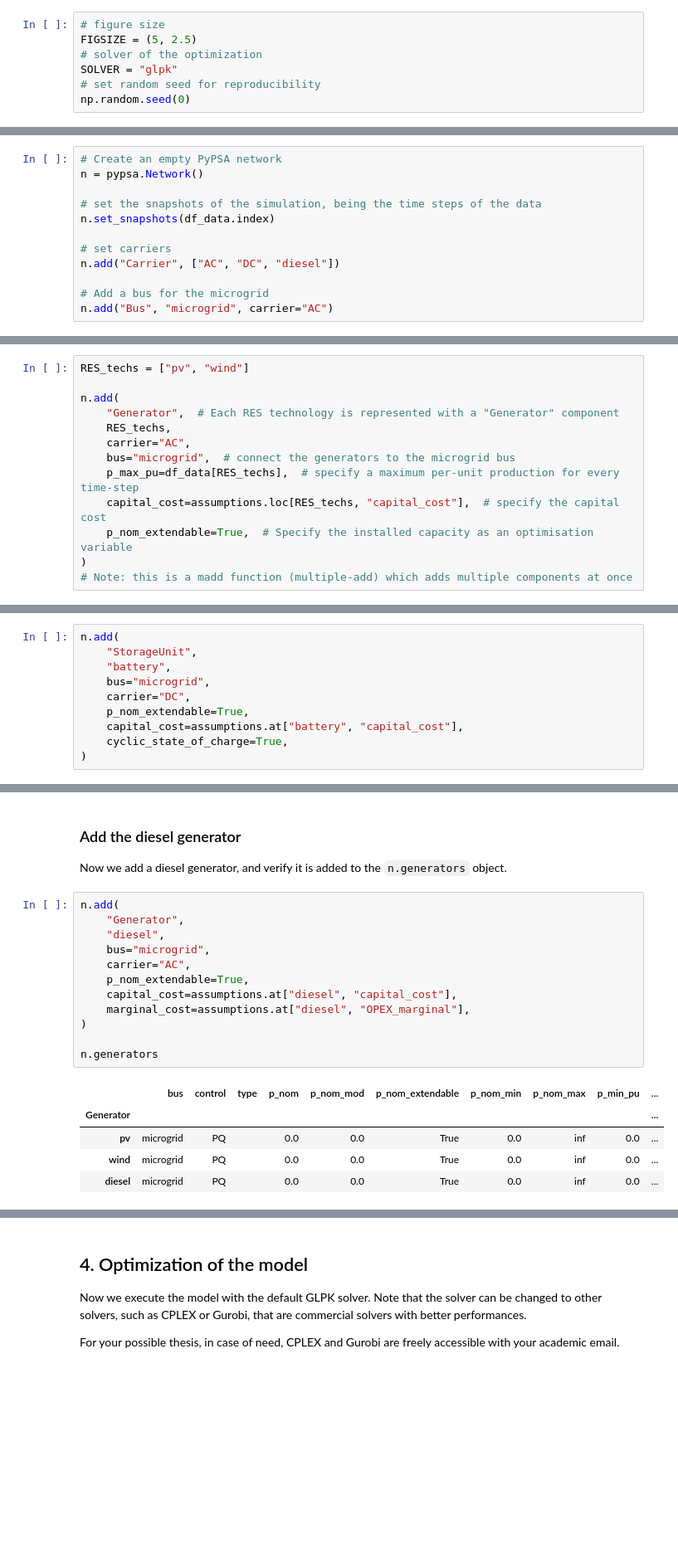
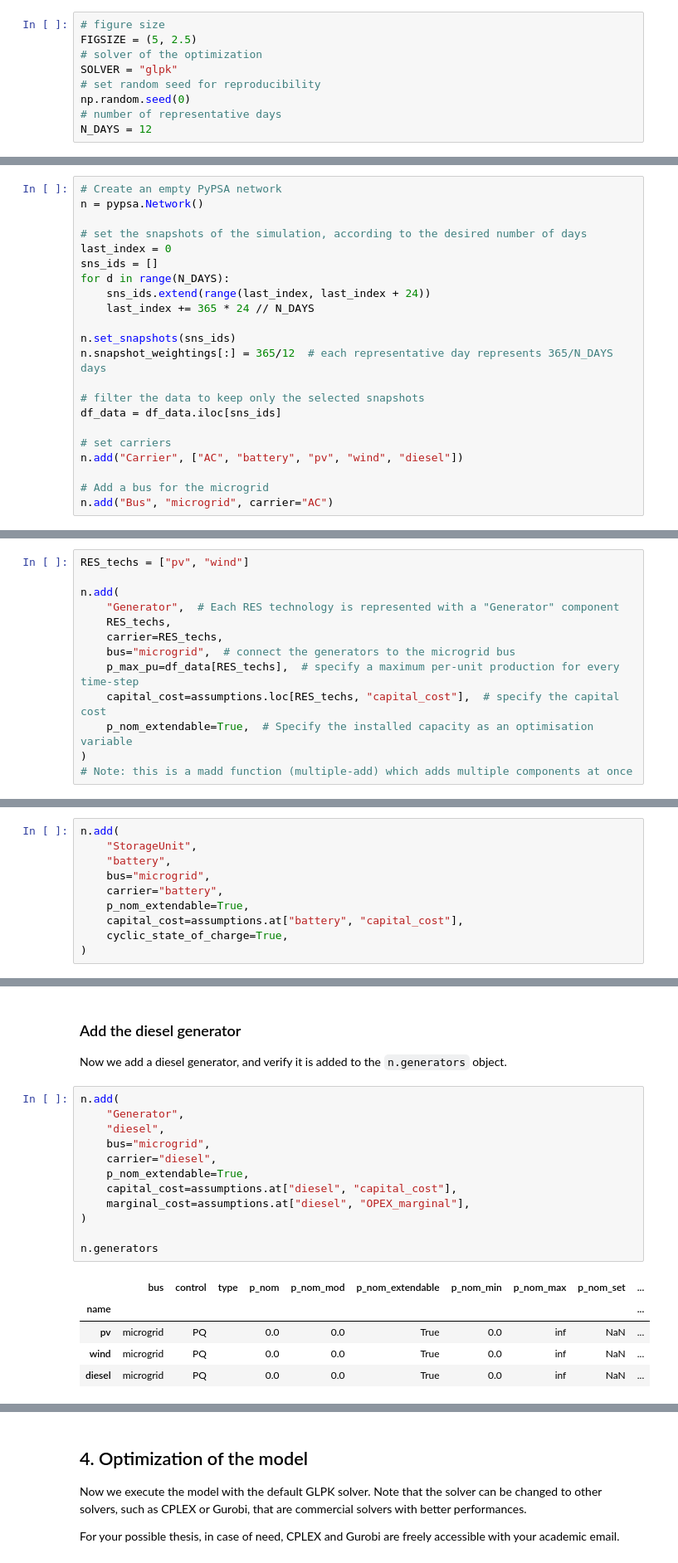
Before and after one commit to davide-f/Teaching, a Jupyter notebook: Exercises/python/microgrid_optimization/PyPSA_microgrid_example.ipynb, the cells around one changed output, grey strips where cells are left out. Shown: that part at 83% size. Cells and saved outputs as stored; diff of their text form; blank space fills up the shorter version.

```diff
--- a/Exercises/python/microgrid_optimization/PyPSA_microgrid_example.ipynb
+++ b/Exercises/python/microgrid_optimization/PyPSA_microgrid_example.ipynb
@@ -42,6 +42,8 @@ FIGSIZE = (5, 2.5)
 SOLVER = "glpk"
 # set random seed for reproducibility
 np.random.seed(0)
+# number of representative days
+N_DAYS = 12
 # %% [markdown]
 ## 1. Data import
 # %% [markdown]
@@ -369,11 +372,21 @@ All assets (PV, Wind, Battery and Diesel generator) are assumed to be expandable
 # Create an empty PyPSA network
 n = pypsa.Network()
 
-# set the snapshots of the simulation, being the time steps of the data
-n.set_snapshots(df_data.index)
+# set the snapshots of the simulation, according to the desired number of days
+last_index = 0
+sns_ids = []
+for d in range(N_DAYS):
+    sns_ids.extend(range(last_index, last_index + 24))
+    last_index += 365 * 24 // N_DAYS
+
+n.set_snapshots(sns_ids)
+n.snapshot_weightings[:] = 365/12  # each representative day represents 365/N_DAYS days
+
+# filter the data to keep only the selected snapshots
+df_data = df_data.iloc[sns_ids]
 
 # set carriers
-n.add("Carrier", ["AC", "DC", "diesel"])
+n.add("Carrier", ["AC", "battery", "pv", "wind", "diesel"])
 
 # Add a bus for the microgrid
 n.add("Bus", "microgrid", carrier="AC")
@@ -424,7 +433,7 @@ RES_techs = ["pv", "wind"]
 n.add(
     "Generator",  # Each RES technology is represented with a "Generator" component
     RES_techs,
-    carrier="AC",
+    carrier=RES_techs,
     bus="microgrid",  # connect the generators to the microgrid bus
     p_max_pu=df_data[RES_techs],  # specify a maximum per-unit production for every time-step
     capital_cost=assumptions.loc[RES_techs, "capital_cost"],  # specify the capital cost
@@ -471,7 +478,7 @@ n.add(
     "StorageUnit",
     "battery",
     bus="microgrid",
-    carrier="DC",
+    carrier="battery",
     p_nom_extendable=True,
     capital_cost=assumptions.at["battery", "capital_cost"],
     cyclic_state_of_charge=True,
@@ -485,18 +490,18 @@ Now we add a diesel generator, and verify it is added to the `n.generators` obje
 # %%
 n.add(
     "Generator",
     "diesel",
     bus="microgrid",
-    carrier="AC",
+    carrier="diesel",
     p_nom_extendable=True,
     capital_cost=assumptions.at["diesel", "capital_cost"],
     marginal_cost=assumptions.at["diesel", "OPEX_marginal"],
 )
 
 n.generators
 # %% [output]
-|  | bus | control | type | p_nom | p_nom_mod | p_nom_extendable | p_nom_min | p_nom_max | p_min_pu | ... |
-| Generator |  |  |  |  |  |  |  |  |  | ... |
-| pv | microgrid | PQ |  | 0.0 | 0.0 | True | 0.0 | inf | 0.0 | ... |
-| wind | microgrid | PQ |  | 0.0 | 0.0 | True | 0.0 | inf | 0.0 | ... |
-| diesel | microgrid | PQ |  | 0.0 | 0.0 | True | 0.0 | inf | 0.0 | ... |
+|  | bus | control | type | p_nom | p_nom_mod | p_nom_extendable | p_nom_min | p_nom_max | p_nom_set | ... |
+| name |  |  |  |  |  |  |  |  |  | ... |
+| pv | microgrid | PQ |  | 0.0 | 0.0 | True | 0.0 | inf | NaN | ... |
+| wind | microgrid | PQ |  | 0.0 | 0.0 | True | 0.0 | inf | NaN | ... |
+| diesel | microgrid | PQ |  | 0.0 | 0.0 | True | 0.0 | inf | NaN | ... |
```
Also changed, not shown: parts of 23 cells of this notebook, 2 other files.
